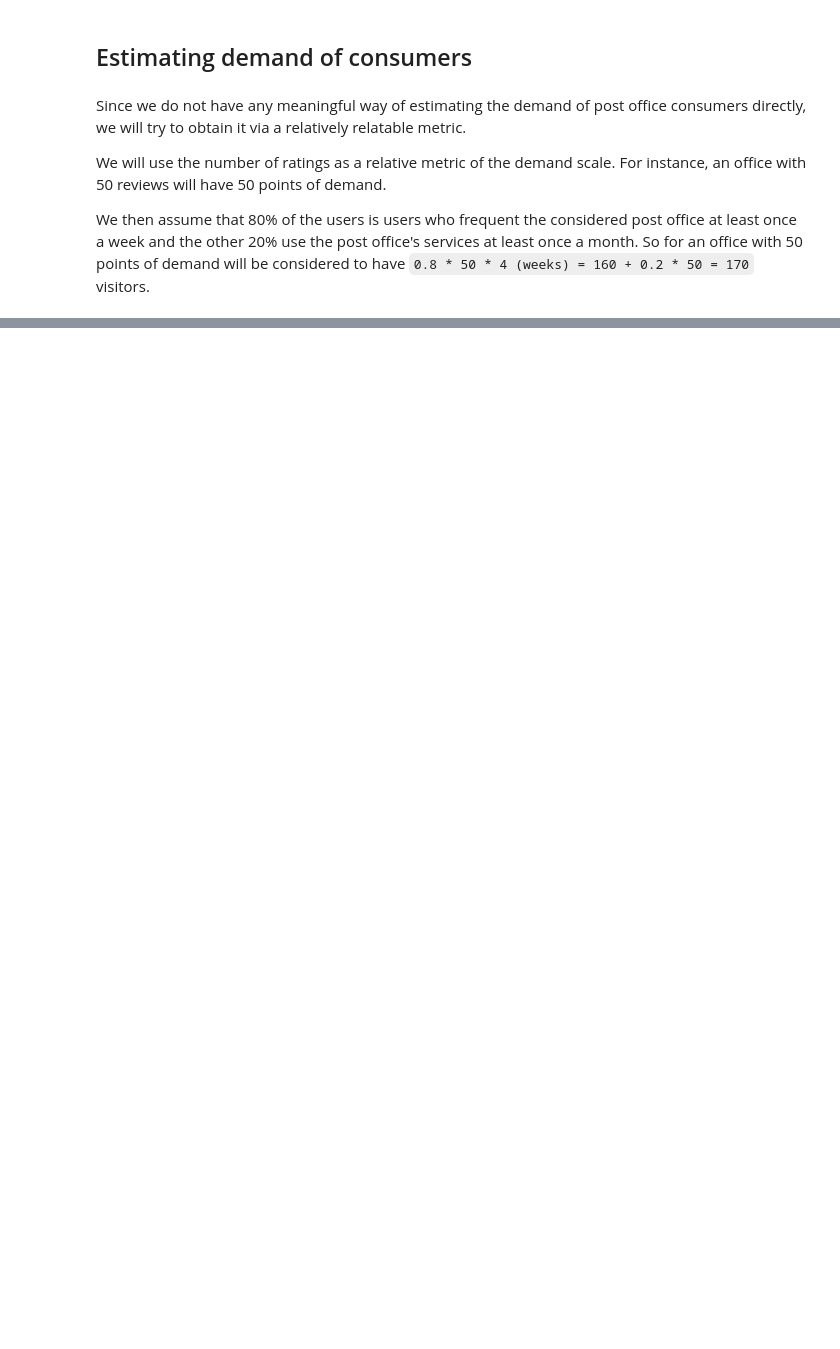
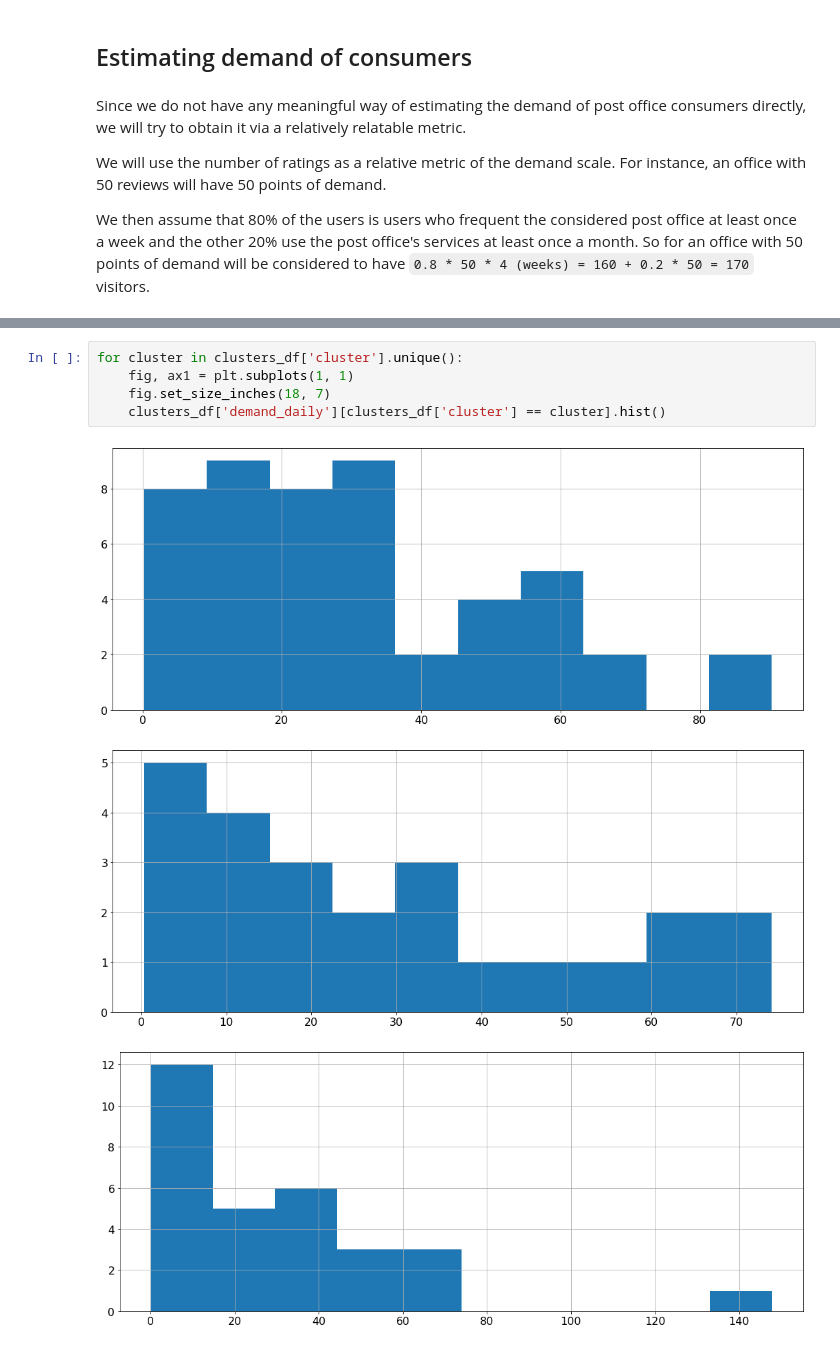
Before and after one commit to okhrimchuk/research, a Jupyter notebook: 2EVRP.ipynb, the cells around one changed output, grey strips where cells are left out. Saved outputs shown, nothing was run; the diff lists cells and outputs as text; blank space fills up the shorter version.

```diff
--- a/2EVRP.ipynb
+++ b/2EVRP.ipynb
@@ -933,0 +955,9 @@ So for an office with 50 points of demand will be considered to have `0.8 * 50 *
+# %%
+for cluster in clusters_df['cluster'].unique():
+    fig, ax1 = plt.subplots(1, 1)
+    fig.set_size_inches(18, 7)
+    clusters_df['demand_daily'][clusters_df['cluster'] == cluster].hist()
+# %% [output]
+[figure, added]
+[figure, added]
+[figure, added]
```
Also changed, not shown: parts of 6 cells of this notebook.
